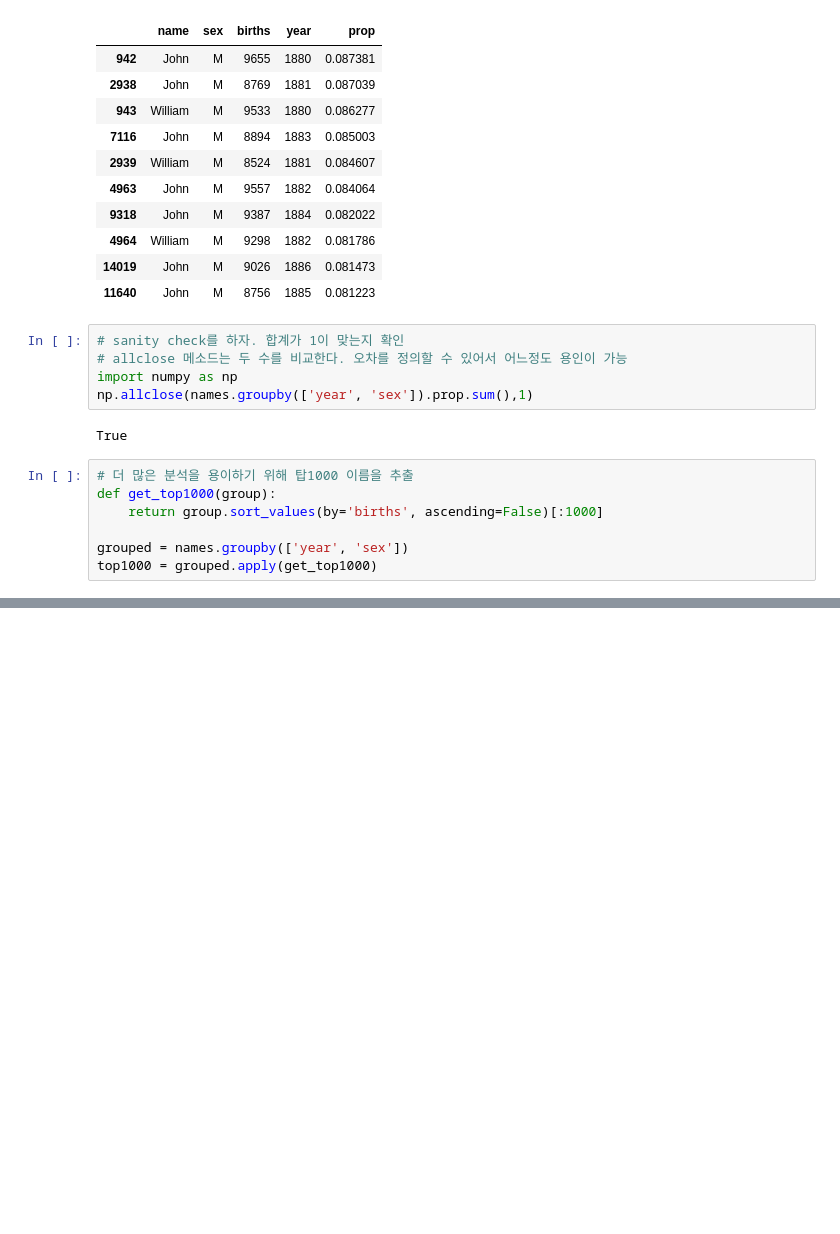
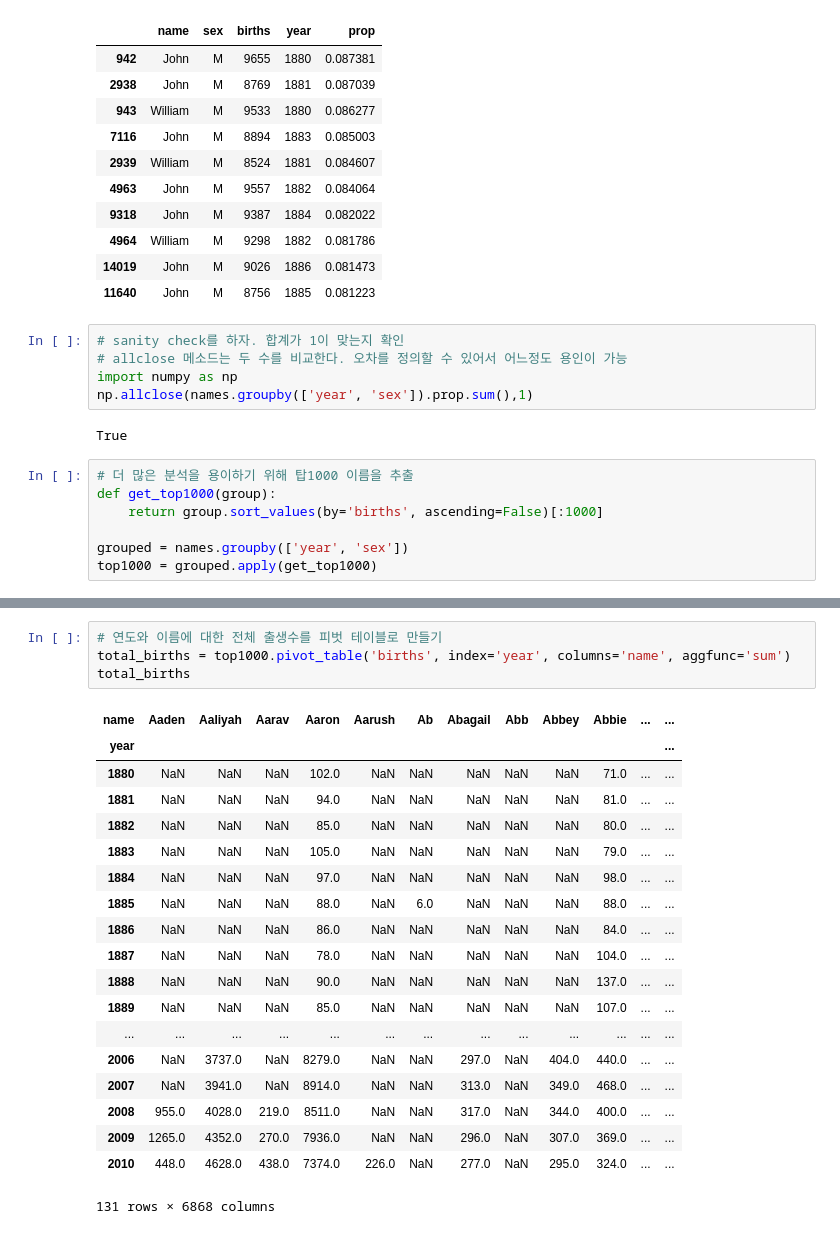
Before and after one commit to wizardklaus/Python-Data-Analysis, a Jupyter notebook: ch02-171017.ipynb, the cells around one changed output, grey strips where cells are left out. Cells and saved outputs as stored; diff of their text form; blank space fills up the shorter version.

```diff
--- a/ch02-171017.ipynb
+++ b/ch02-171017.ipynb
@@ -203,0 +249,24 @@ top1000 = pd.concat(pieces, ignore_index=True)
+# %%
+# 연도와 이름에 대한 전체 출생수를 피벗 테이블로 만들기
+total_births = top1000.pivot_table('births', index='year', columns='name', aggfunc='sum')
+total_births
+# %% [output]
+| name | Aaden | Aaliyah | Aarav | Aaron | Aarush | Ab | Abagail | Abb | Abbey | Abbie | ... | ... |
+| year |  |  |  |  |  |  |  |  |  |  |  | ... |
+| 1880 | NaN | NaN | NaN | 102.0 | NaN | NaN | NaN | NaN | NaN | 71.0 | ... | ... |
+| 1881 | NaN | NaN | NaN | 94.0 | NaN | NaN | NaN | NaN | NaN | 81.0 | ... | ... |
+| 1882 | NaN | NaN | NaN | 85.0 | NaN | NaN | NaN | NaN | NaN | 80.0 | ... | ... |
+| 1883 | NaN | NaN | NaN | 105.0 | NaN | NaN | NaN | NaN | NaN | 79.0 | ... | ... |
+| 1884 | NaN | NaN | NaN | 97.0 | NaN | NaN | NaN | NaN | NaN | 98.0 | ... | ... |
+| 1885 | NaN | NaN | NaN | 88.0 | NaN | 6.0 | NaN | NaN | NaN | 88.0 | ... | ... |
+| 1886 | NaN | NaN | NaN | 86.0 | NaN | NaN | NaN | NaN | NaN | 84.0 | ... | ... |
+| 1887 | NaN | NaN | NaN | 78.0 | NaN | NaN | NaN | NaN | NaN | 104.0 | ... | ... |
+| 1888 | NaN | NaN | NaN | 90.0 | NaN | NaN | NaN | NaN | NaN | 137.0 | ... | ... |
+| 1889 | NaN | NaN | NaN | 85.0 | NaN | NaN | NaN | NaN | NaN | 107.0 | ... | ... |
+| ... | ... | ... | ... | ... | ... | ... | ... | ... | ... | ... | ... | ... |
+| 2006 | NaN | 3737.0 | NaN | 8279.0 | NaN | NaN | 297.0 | NaN | 404.0 | 440.0 | ... | ... |
+| 2007 | NaN | 3941.0 | NaN | 8914.0 | NaN | NaN | 313.0 | NaN | 349.0 | 468.0 | ... | ... |
+| 2008 | 955.0 | 4028.0 | 219.0 | 8511.0 | NaN | NaN | 317.0 | NaN | 344.0 | 400.0 | ... | ... |
+| 2009 | 1265.0 | 4352.0 | 270.0 | 7936.0 | NaN | NaN | 296.0 | NaN | 307.0 | 369.0 | ... | ... |
+| 2010 | 448.0 | 4628.0 | 438.0 | 7374.0 | 226.0 | NaN | 277.0 | NaN | 295.0 | 324.0 | ... | ... |
+131 rows × 6868 columns
```
Also changed, not shown: parts of 16 cells of this notebook.
